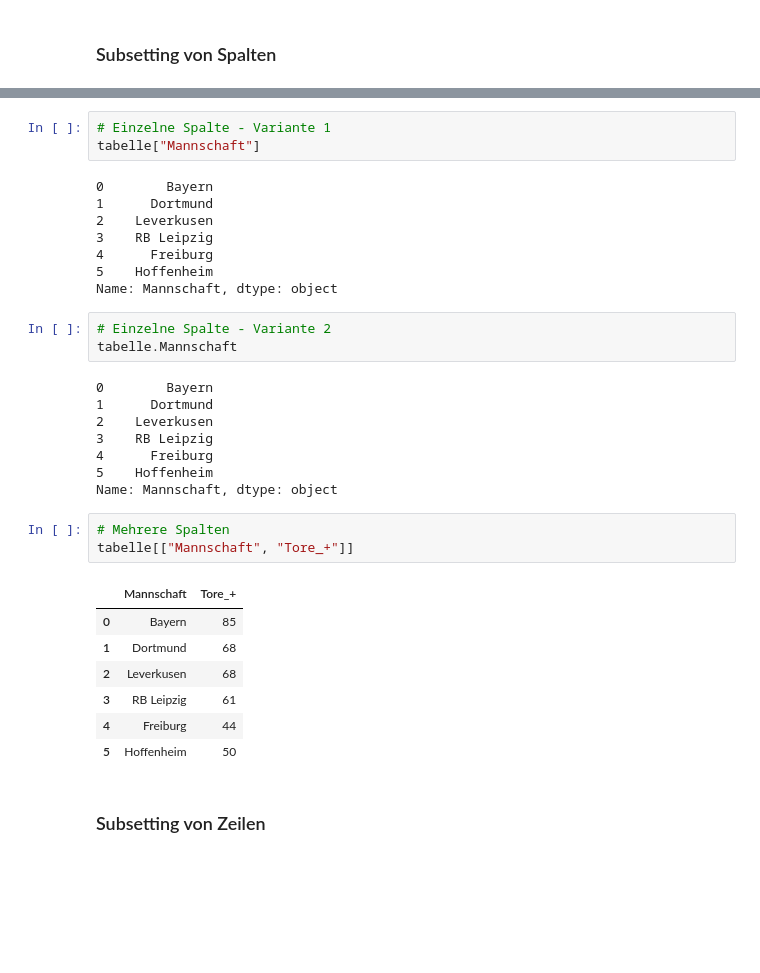
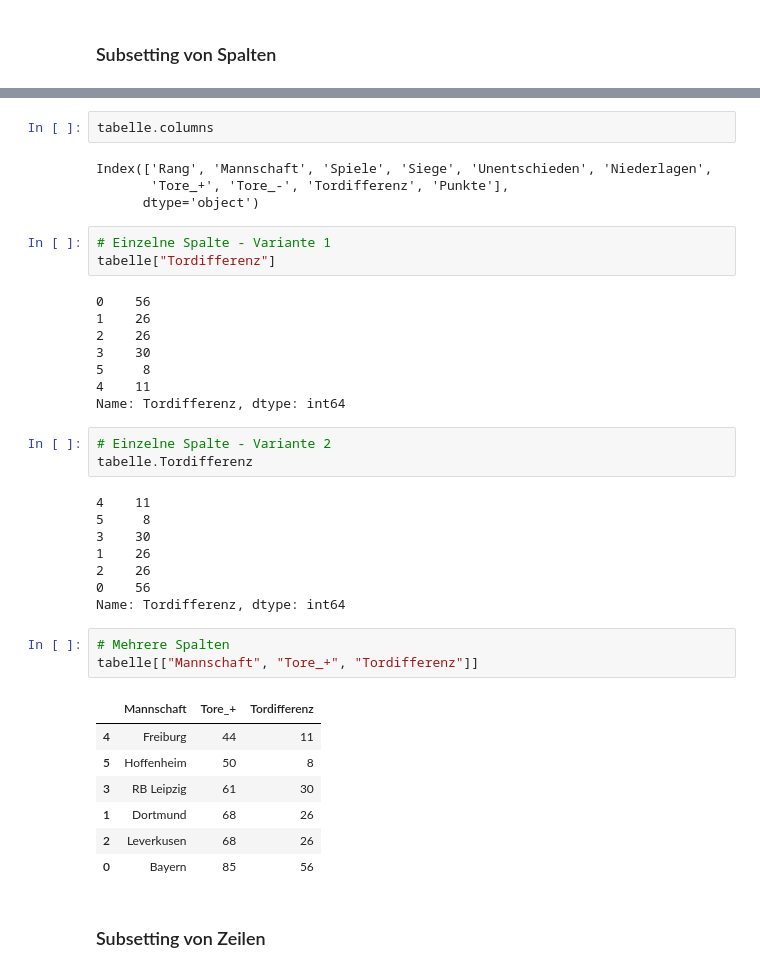
Before and after one commit to AlexKressner/KI_Logistik_Python, a Jupyter notebook: G1_Pandas_Data_Analysis.ipynb, the cells around one changed output, grey strips where cells are left out. Cells and saved outputs as stored; diff of their text form; blank space fills up the shorter version.

```diff
--- a/G1_Pandas_Data_Analysis.ipynb
+++ b/G1_Pandas_Data_Analysis.ipynb
@@ -116,36 +247,42 @@ Mit "Subsetting" können Sie Teile eines DataFrames "ausschneiden"!
+# %%
+tabelle.columns
+# %% [output]
+Index(['Rang', 'Mannschaft', 'Spiele', 'Siege', 'Unentschieden', 'Niederlagen',
+       'Tore_+', 'Tore_-', 'Tordifferenz', 'Punkte'],
+      dtype='object')
 # %%
 # Einzelne Spalte - Variante 1
-tabelle["Mannschaft"]
+tabelle["Tordifferenz"]
 # %% [output]
-0        Bayern
-1      Dortmund
-2    Leverkusen
-3    RB Leipzig
-4      Freiburg
-5    Hoffenheim
-Name: Mannschaft, dtype: object
+0    56
+1    26
+2    26
+3    30
+5     8
+4    11
+Name: Tordifferenz, dtype: int64
 # %%
 # Einzelne Spalte - Variante 2
-tabelle.Mannschaft
+tabelle.Tordifferenz
 # %% [output]
-0        Bayern
-1      Dortmund
-2    Leverkusen
-3    RB Leipzig
-4      Freiburg
-5    Hoffenheim
-Name: Mannschaft, dtype: object
+4    11
+5     8
+3    30
+1    26
+2    26
+0    56
+Name: Tordifferenz, dtype: int64
 # %%
 # Mehrere Spalten
-tabelle[["Mannschaft", "Tore_+"]]
+tabelle[["Mannschaft", "Tore_+", "Tordifferenz"]]
 # %% [output]
-|  | Mannschaft | Tore_+ |
-| 0 | Bayern | 85 |
-| 1 | Dortmund | 68 |
-| 2 | Leverkusen | 68 |
-| 3 | RB Leipzig | 61 |
-| 4 | Freiburg | 44 |
-| 5 | Hoffenheim | 50 |
+|  | Mannschaft | Tore_+ | Tordifferenz |
+| 4 | Freiburg | 44 | 11 |
+| 5 | Hoffenheim | 50 | 8 |
+| 3 | RB Leipzig | 61 | 30 |
+| 1 | Dortmund | 68 | 26 |
+| 2 | Leverkusen | 68 | 26 |
+| 0 | Bayern | 85 | 56 |
 # %% [markdown]
 ### Subsetting von Zeilen
 # %% [markdown]
```
Also changed, not shown: parts of 84 cells of this notebook.
